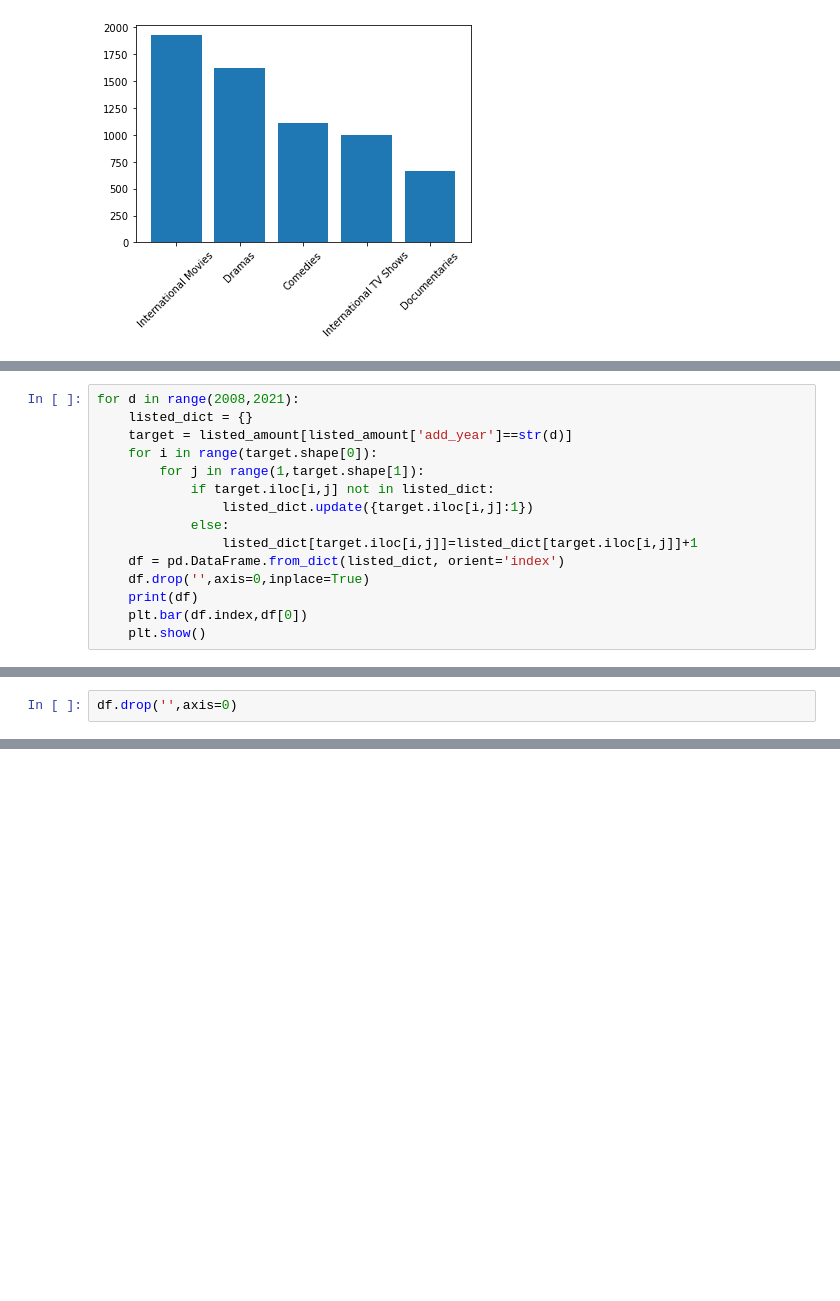
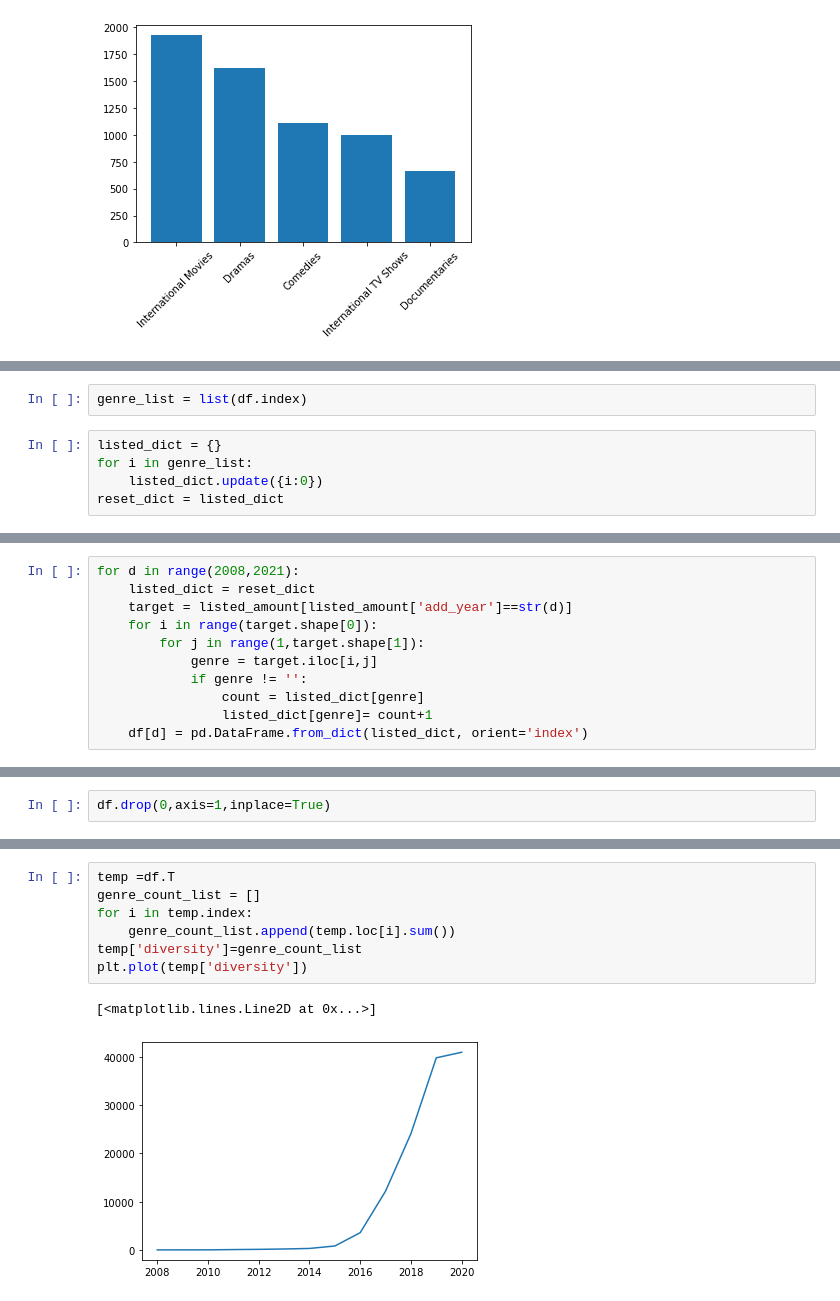
Before and after one commit to willhwh/DS_60Days, a Jupyter notebook: project1_nf.ipynb, the cells around one changed output, grey strips where cells are left out. Cells and saved outputs as stored; diff of their text form; blank space fills up the shorter version.

```diff
--- a/project1_nf.ipynb
+++ b/project1_nf.ipynb
@@ -615,0 +619,7 @@ TV Shows                        10
+# %%
+genre_list = list(df.index)
+# %%
+listed_dict = {}
+for i in genre_list:
+    listed_dict.update({i:0})
+reset_dict = listed_dict
@@ -616,15 +636,11 @@ TV Shows                        10
 # %%
 for d in range(2008,2021):
-    listed_dict = {}
+    listed_dict = reset_dict
     target = listed_amount[listed_amount['add_year']==str(d)]
     for i in range(target.shape[0]):
         for j in range(1,target.shape[1]):
-            if target.iloc[i,j] not in listed_dict:
-                listed_dict.update({target.iloc[i,j]:1})
-            else:
-                listed_dict[target.iloc[i,j]]=listed_dict[target.iloc[i,j]]+1
-    df = pd.DataFrame.from_dict(listed_dict, orient='index')
-    df.drop('',axis=0,inplace=True)
-    print(df)
-    plt.bar(df.index,df[0])
-    plt.show()
+            genre = target.iloc[i,j]
+            if genre != '':
+                count = listed_dict[genre]
+                listed_dict[genre]= count+1
+    df[d] = pd.DataFrame.from_dict(listed_dict, orient='index')
@@ -697,2 +647,2 @@ TV Thrillers                   1
 # %%
-df.drop('',axis=0)
+df.drop(0,axis=1,inplace=True)
@@ -719,0 +658,10 @@ plt.xticks(temp['add_year'].sort_values('add_year').unique())
+# %%
+temp =df.T
+genre_count_list = []
+for i in temp.index:
+    genre_count_list.append(temp.loc[i].sum())
+temp['diversity']=genre_count_list
+plt.plot(temp['diversity'])
+# %% [output]
+[<matplotlib.lines.Line2D at 0x...>]
+[figure, added]
```
Also changed, not shown: parts of 30 cells of this notebook.
